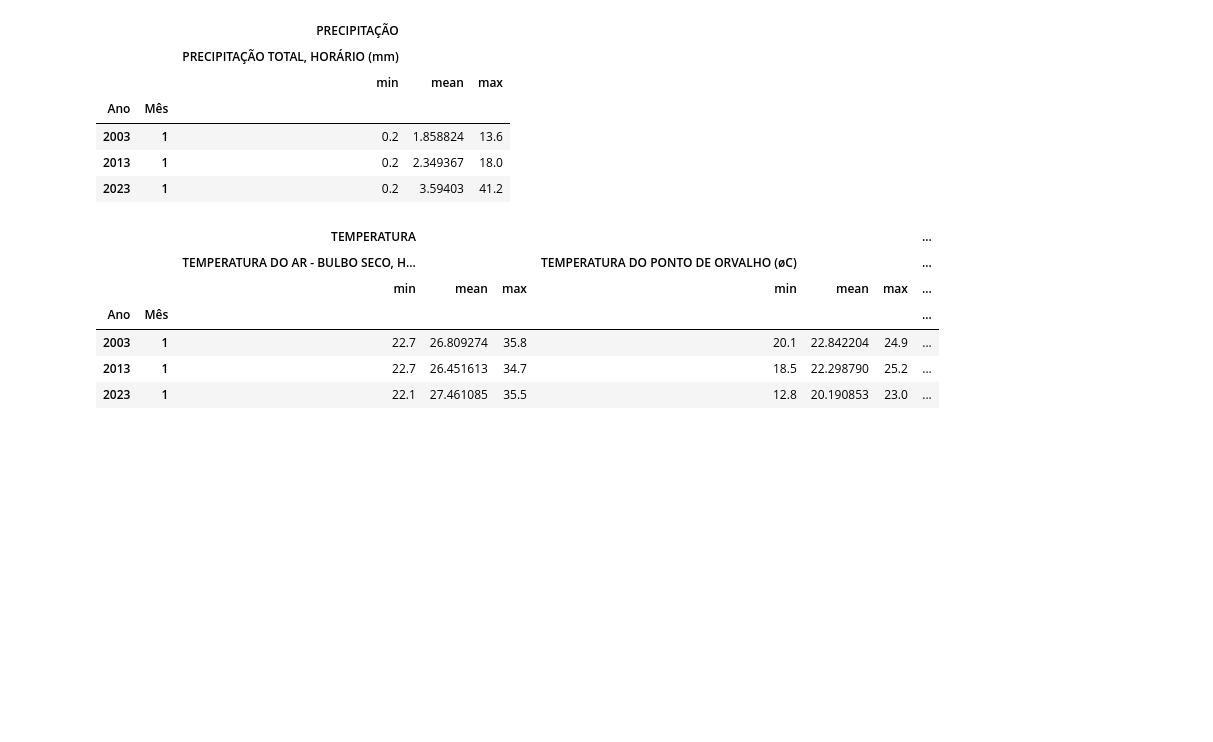
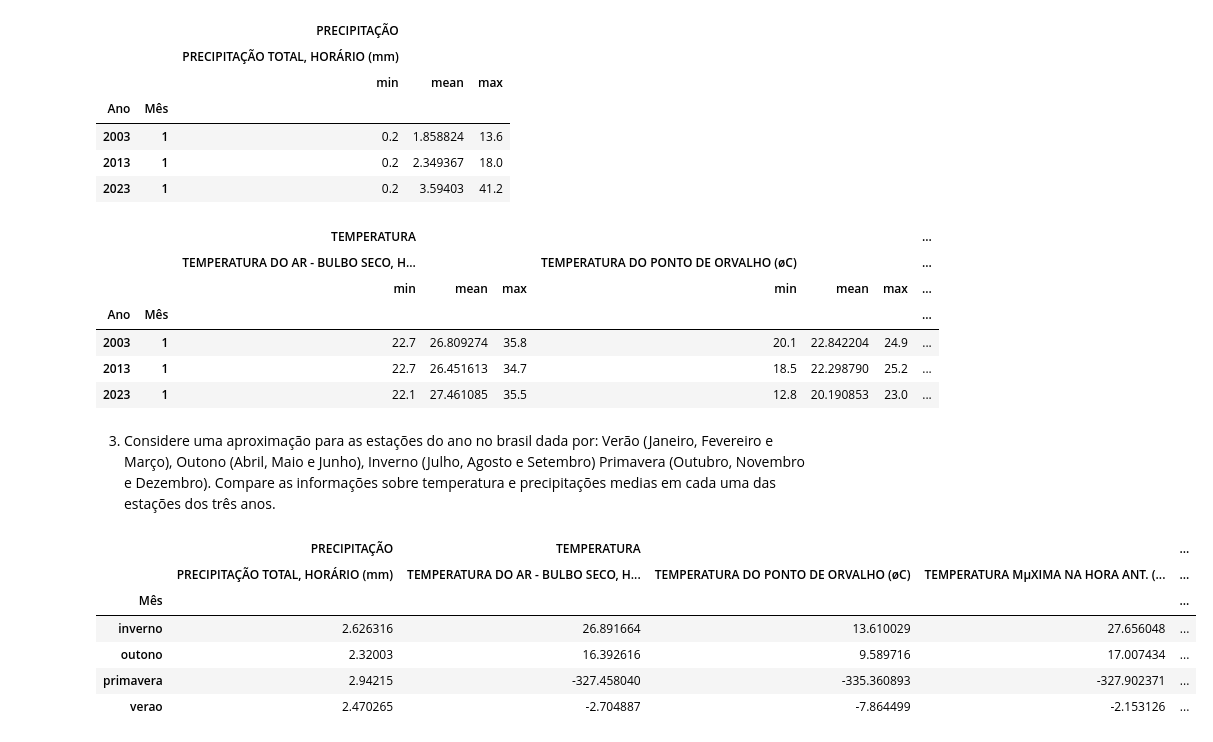
Before and after one commit to TrilhaPython/IP-P007, a Jupyter notebook: IP-P007.ipynb, the cells around one changed output. Saved outputs shown, nothing was run; the diff lists cells and outputs as text; code cells hidden in the pictures; blank space fills up the shorter version.

Commit message:
Adicionando estações

```diff
--- a/IP-P007.ipynb
+++ b/IP-P007.ipynb
@@ -123,7 +123,8 @@ df_concat.columns.to_list()
 2. Construa um novo DataFrame modificando o anterior para utiliza um MultiIndex como colunas contendo os parâmetros agrupados (precipitações, pressão, radiação, temperatura, umidade, velocidade do vento )
 # %%
 df_concat.columns.tolist()
-colunas = [('HORA (UTC)',''),
+colunas = [
+    ('HORA (UTC)',''),
  ('PRECIPITAÇÃO','PRECIPITAÇÃO TOTAL, HORÁRIO (mm)'),
  ('PRESSAO','PRESSAO ATMOSFERICA AO NIVEL DA ESTACAO, HORARIA (mB)'),
  ('PRESSAO','PRESSÇO ATMOSFERICA MAX.NA HORA ANT. (AUT) (mB)'),
@@ -213,3 +213,21 @@ df_concat[['TEMPERATURA']].groupby(['Ano', 'Mês']).aggregate(['min', 'mean', 'm
 | 2003 | 1 | 22.7 | 26.809274 | 35.8 | 20.1 | 22.842204 | 24.9 | ... |
 | 2013 | 1 | 22.7 | 26.451613 | 34.7 | 18.5 | 22.298790 | 25.2 | ... |
 | 2023 | 1 | 22.1 | 27.461085 | 35.5 | 12.8 | 20.190853 | 23.0 | ... |
+# %% [markdown]
+3. Considere uma aproximação para as estações do ano no brasil dada por: Verão (Janeiro, Fevereiro e Março), Outono (Abril, Maio e Junho), Inverno (Julho, Agosto e Setembro) Primavera (Outubro, Novembro e Dezembro). Compare as informações sobre temperatura e precipitações medias em cada uma das estações dos três anos.
+# %%
+estacoes = {1: "verao", 2: "verao", 3:'verao',
+            4:'outono', 5:'outono', 6:'outono',
+            7:'inverno', 8:'inverno', 9:'inverno',
+            10:'primavera', 11:'primavera', 12:'primavera'}
+
+precip_tempe_concat = df_concat[['PRECIPITAÇÃO', 'TEMPERATURA']].groupby(['Mês']).mean().groupby(estacoes).mean()
+precip_tempe_concat
+# %% [output]
+|  | PRECIPITAÇÃO | TEMPERATURA |  |  | ... |
+|  | PRECIPITAÇÃO TOTAL, HORÁRIO (mm) | TEMPERATURA DO AR - BULBO SECO, H... | TEMPERATURA DO PONTO DE ORVALHO (øC) | TEMPERATURA MµXIMA NA HORA ANT. (... | ... |
+| Mês |  |  |  |  | ... |
+| inverno | 2.626316 | 26.891664 | 13.610029 | 27.656048 | ... |
+| outono | 2.32003 | 16.392616 | 9.589716 | 17.007434 | ... |
+| primavera | 2.94215 | -327.458040 | -335.360893 | -327.902371 | ... |
+| verao | 2.470265 | -2.704887 | -7.864499 | -2.153126 | ... |
```
Also changed, not shown: parts of 1 cell of this notebook.
